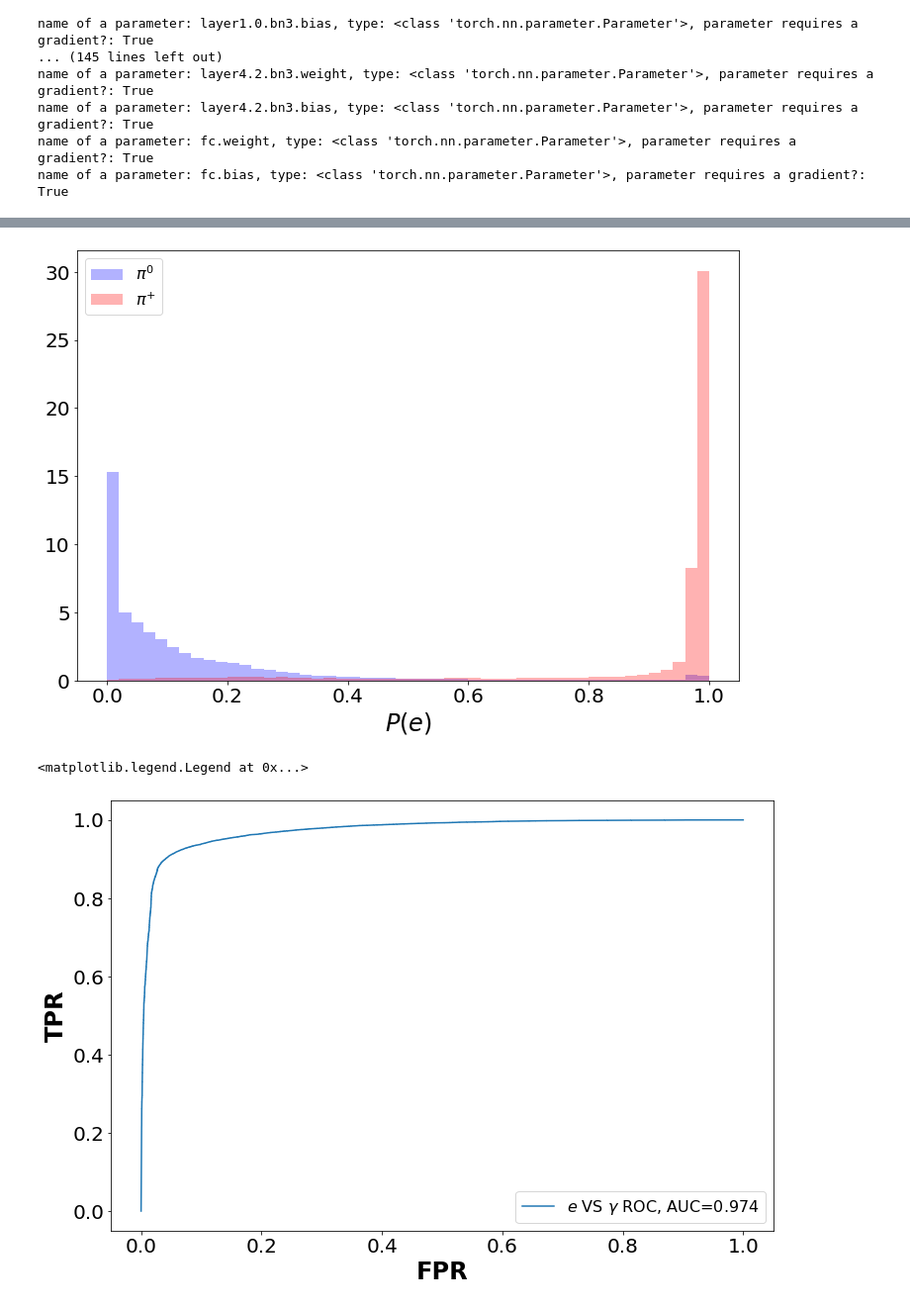
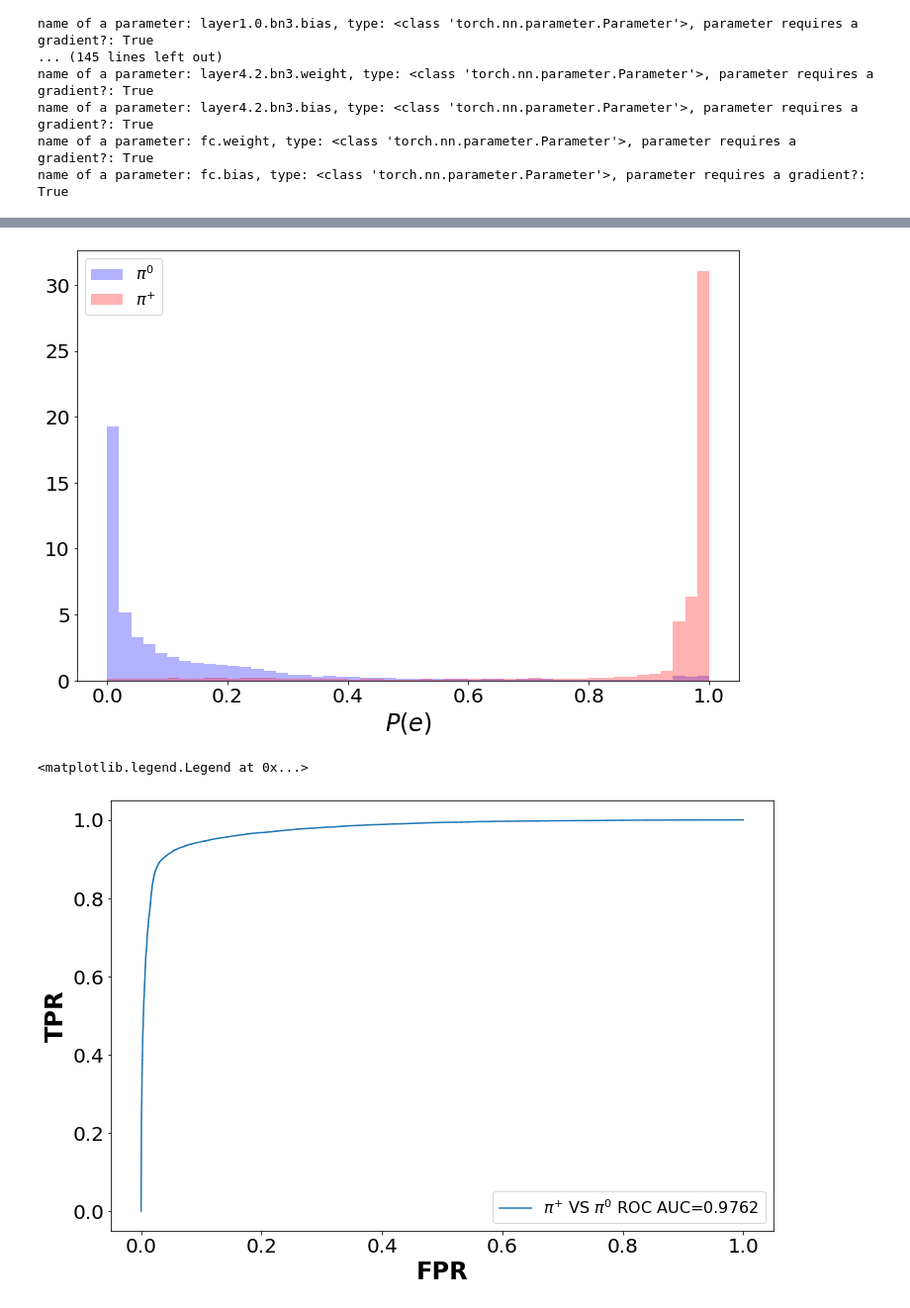
Before and after one commit to wfedorko/caloml-atlas-upscale, a Jupyter notebook: notebooks/eval.ipynb, the cells around one changed output, grey strips where cells are left out. Shown at 99% size. Cells and saved outputs as stored; diff of their text form; code cells hidden in the pictures.

```diff
--- a/notebooks/eval.ipynb
+++ b/notebooks/eval.ipynb
@@ -65,7 +68,8 @@ name of a parameter: layer4.2.bn3.bias, type: <class 'torch.nn.parameter.Paramet
 name of a parameter: fc.weight, type: <class 'torch.nn.parameter.Parameter'>, parameter requires a gradient?: True
 name of a parameter: fc.bias, type: <class 'torch.nn.parameter.Parameter'>, parameter requires a gradient?: True
 # %%
-loc="../model_state_dumps/20191223_095927/"
+#loc="../model_state_dumps/20191223_095927/"
+loc="../model_state_dumps/20191225_063010/"
 engine.restore_state(loc+"DataParallelBEST.pth")
 engine.dirpath=loc
 # %% [output]
@@ -123,20 +127,20 @@ def plot_resp(labels,softmax_out):
 # %%
 plot_resp(labels_val,softmax_out_val)
 # %% [output]
-[figure, old version]
+[figure, new version]
 # %%
 from sklearn.metrics import roc_curve, auc
 from sklearn.preprocessing import label_binarize
-labels_val_e_gamma=labels_val[np.where( (labels_val==0) | (labels_val==1))]
-softmax_out_val_e_gamma=softmax_out_val[np.where( (labels_val==0) | (labels_val==1))][:,1]
-fpr,tpr,thr=roc_curve(labels_val_e_gamma,softmax_out_val_e_gamma)
+#labels_val_e_gamma=labels_val[np.where( (labels_val==0) | (labels_val==1))]
+#softmax_out_val_e_gamma=softmax_out_val[np.where( (labels_val==0) | (labels_val==1))][:,1]
+fpr,tpr,thr=roc_curve(labels_val,softmax_out_val[:,1])
 roc_AUC=auc(fpr,tpr)
 fig1, ax1 = plt.subplots(figsize=(12,8),facecolor="w")
 ax1.tick_params(axis="both", labelsize=20)
-ax1.plot(fpr,tpr,label=r'$e$ VS $\gamma$ ROC, AUC={:.3f}'.format(roc_AUC))
+ax1.plot(fpr,tpr,label=r'$\pi^{\mathrm{+}}$ VS $\pi^{\mathrm{0}}$ ROC'+' AUC={:.4f}'.format(roc_AUC))
 ax1.set_xlabel('FPR',fontweight='bold',fontsize=24,color='black')
 ax1.set_ylabel('TPR',fontweight='bold',fontsize=24,color='black')
 ax1.legend(loc="lower right",prop={'size': 16})
 # %% [output]
 <matplotlib.legend.Legend at 0x...>
-[figure, old version]
+[figure, new version]
```
Also changed, not shown: parts of 4 cells of this notebook, 3 other files.
